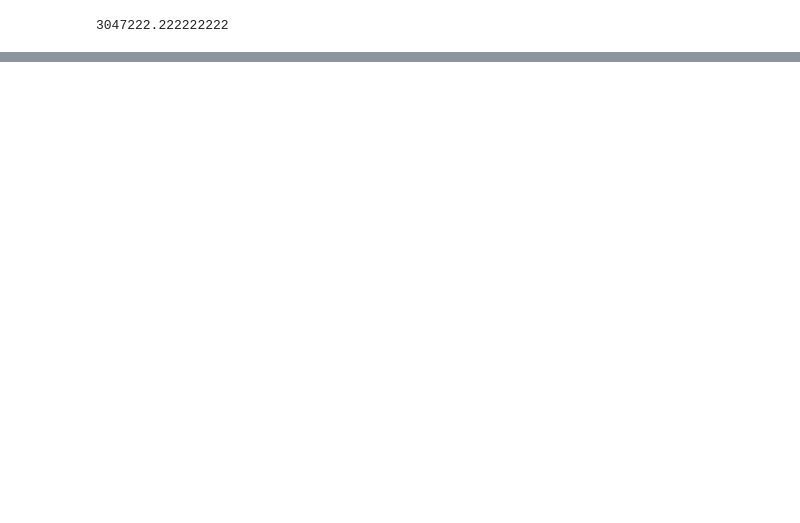
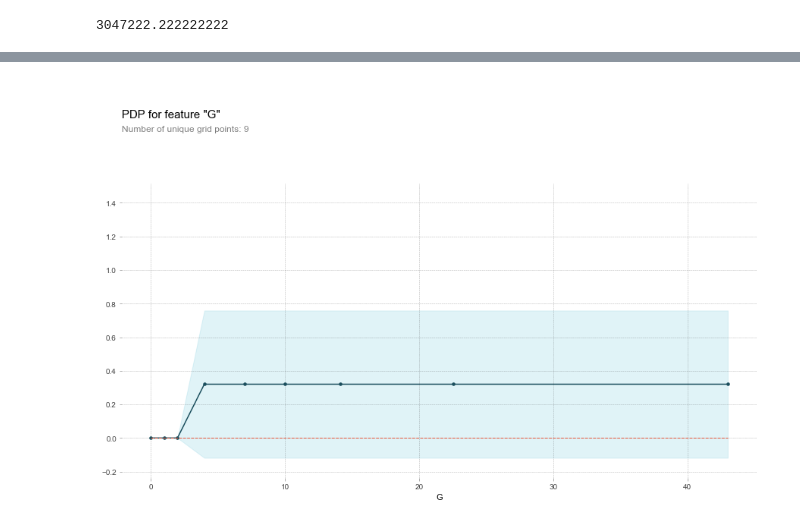
Before and after one commit to carsonreid/seng474project, a Jupyter notebook: nhl.ipynb, the cells around one changed output, grey strips where cells are left out. Saved outputs shown, nothing was run; the diff lists cells and outputs as text; code cells hidden in the pictures; blank space fills up the shorter version.

```diff
--- a/nhl.ipynb
+++ b/nhl.ipynb
@@ -29,0 +198,9 @@ print(mean_absolute_error(val_y, val_predictions))
+# %%
+# Create the data that we will plot
+pdp_goals = pdp.pdp_isolate(model=tree_model, dataset=val_X, model_features=feature_names, feature='G')
+
+# plot it
+pdp.pdp_plot(pdp_goals, 'G')
+plt.show()
+# %% [output]
+[figure, added]
```
Also changed, not shown: parts of 50 cells of this notebook.
